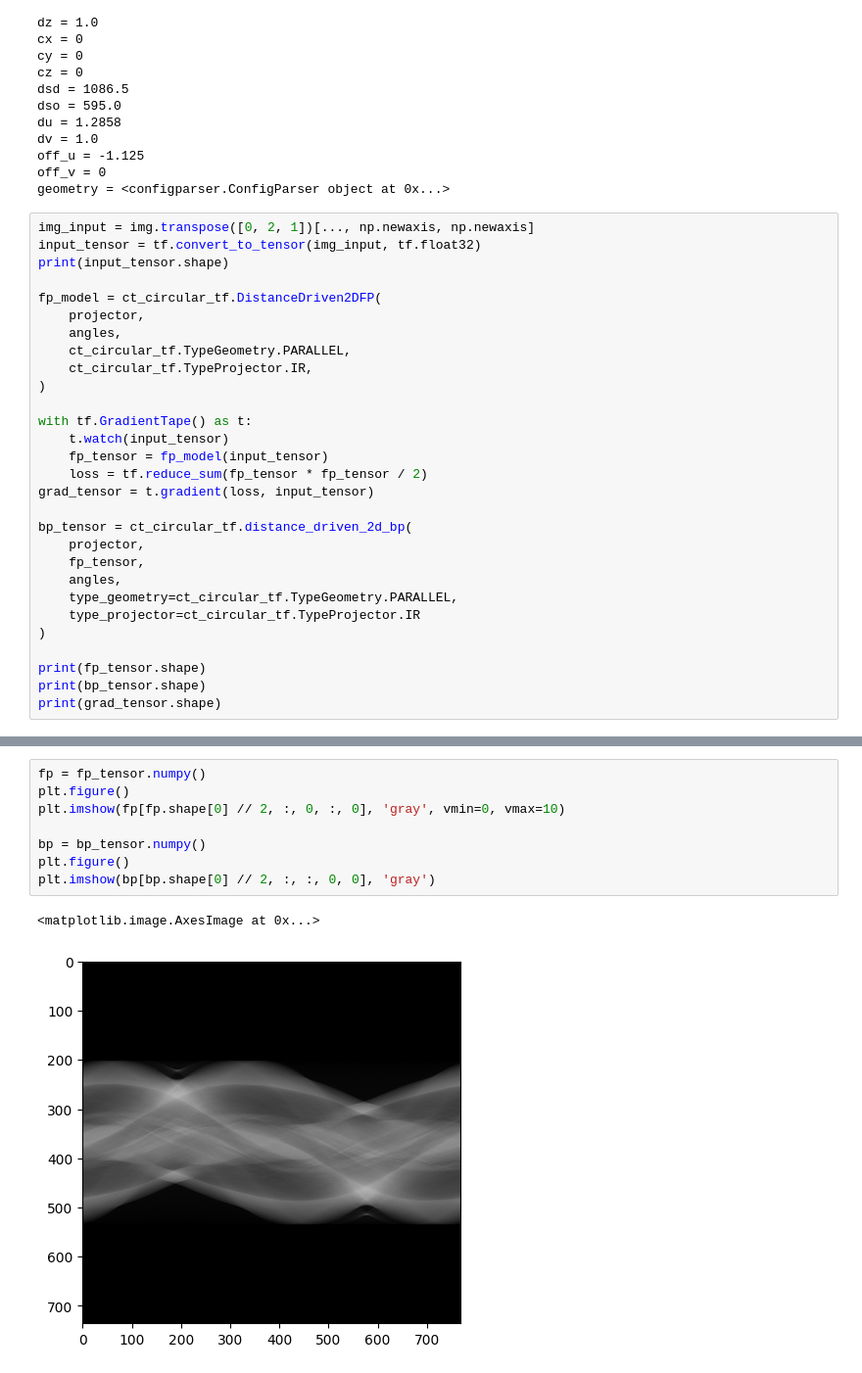
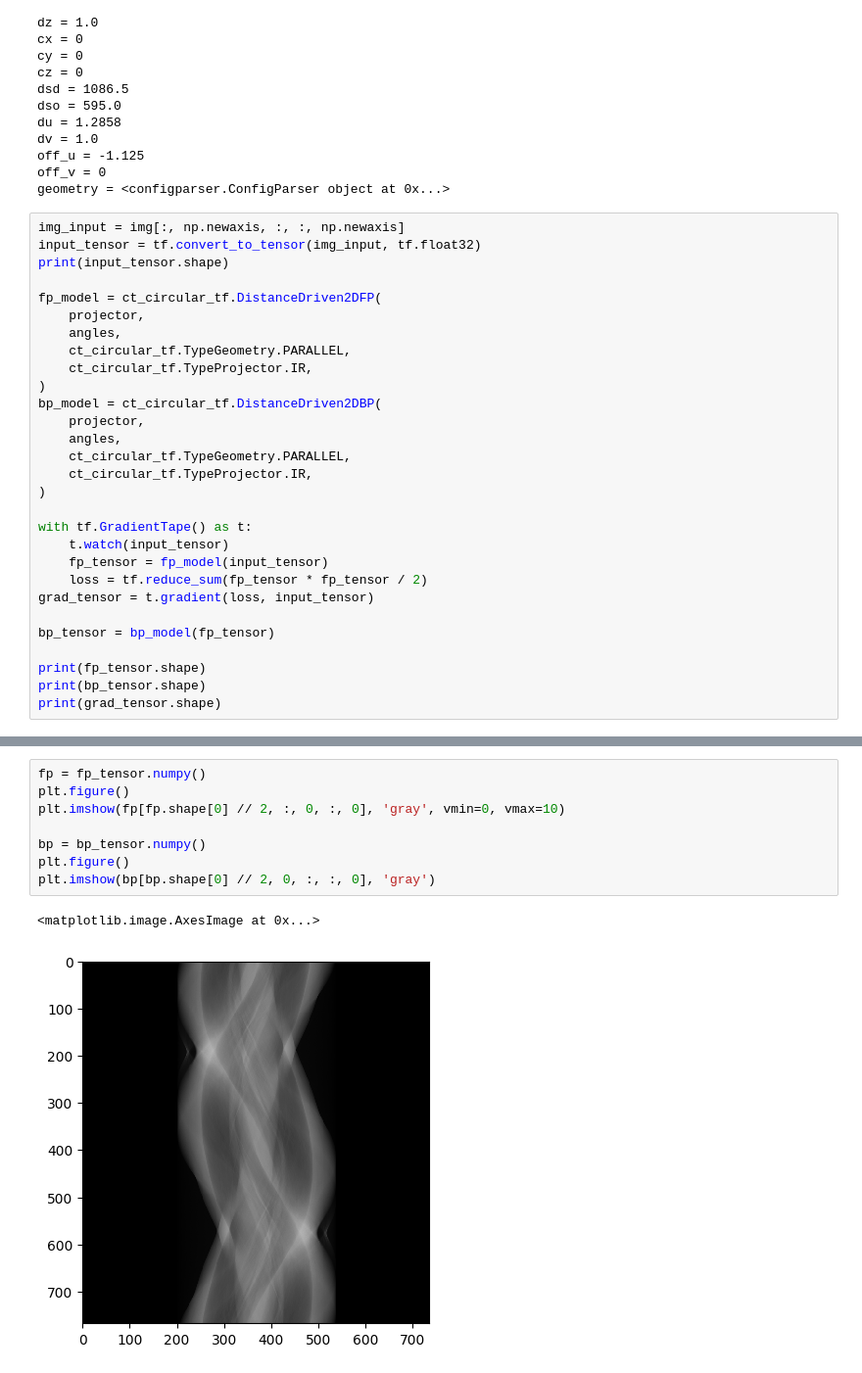
Before and after one commit to wudufan/CTProjector, a Jupyter notebook: example/ex_fp_bp_dd_tf.ipynb, the cells around one changed output, grey strips where cells are left out. Shown at 98% size. Drawn from its saved outputs; the diff is of its cells as text.

Commit message:
keras bp model

```diff
--- a/example/ex_fp_bp_dd_tf.ipynb
+++ b/example/ex_fp_bp_dd_tf.ipynb
@@ -109,11 +109,17 @@ off_u = -1.125
 off_v = 0
 geometry = <configparser.ConfigParser object at 0x...>
 # %%
-img_input = img.transpose([0, 2, 1])[..., np.newaxis, np.newaxis]
+img_input = img[:, np.newaxis, :, :, np.newaxis]
 input_tensor = tf.convert_to_tensor(img_input, tf.float32)
 print(input_tensor.shape)
 
 fp_model = ct_circular_tf.DistanceDriven2DFP(
+    projector,
+    angles,
+    ct_circular_tf.TypeGeometry.PARALLEL,
+    ct_circular_tf.TypeProjector.IR,
+)
+bp_model = ct_circular_tf.DistanceDriven2DBP(
     projector,
     angles,
     ct_circular_tf.TypeGeometry.PARALLEL,
@@ -126,13 +132,7 @@ with tf.GradientTape() as t:
     loss = tf.reduce_sum(fp_tensor * fp_tensor / 2)
 grad_tensor = t.gradient(loss, input_tensor)
 
-bp_tensor = ct_circular_tf.distance_driven_2d_bp(
-    projector,
-    fp_tensor,
-    angles,
-    type_geometry=ct_circular_tf.TypeGeometry.PARALLEL,
-    type_projector=ct_circular_tf.TypeProjector.IR
-)
+bp_tensor = bp_model(fp_tensor)
 
 print(fp_tensor.shape)
 print(bp_tensor.shape)
@@ -162,11 +162,11 @@ coreClock: 1.53GHz coreCount: 80 deviceMemorySize: 31.75GiB deviceMemoryBandwidt
 # %%
 fp = fp_tensor.numpy()
 plt.figure()
 plt.imshow(fp[fp.shape[0] // 2, :, 0, :, 0], 'gray', vmin=0, vmax=10)
 
 bp = bp_tensor.numpy()
 plt.figure()
-plt.imshow(bp[bp.shape[0] // 2, :, :, 0, 0], 'gray')
+plt.imshow(bp[bp.shape[0] // 2, 0, :, :, 0], 'gray')
 # %% [output]
 <matplotlib.image.AxesImage at 0x...>
-[figure, old version]
+[figure, new version]
```
Also changed, not shown: parts of 7 cells of this notebook, 1 other file.
